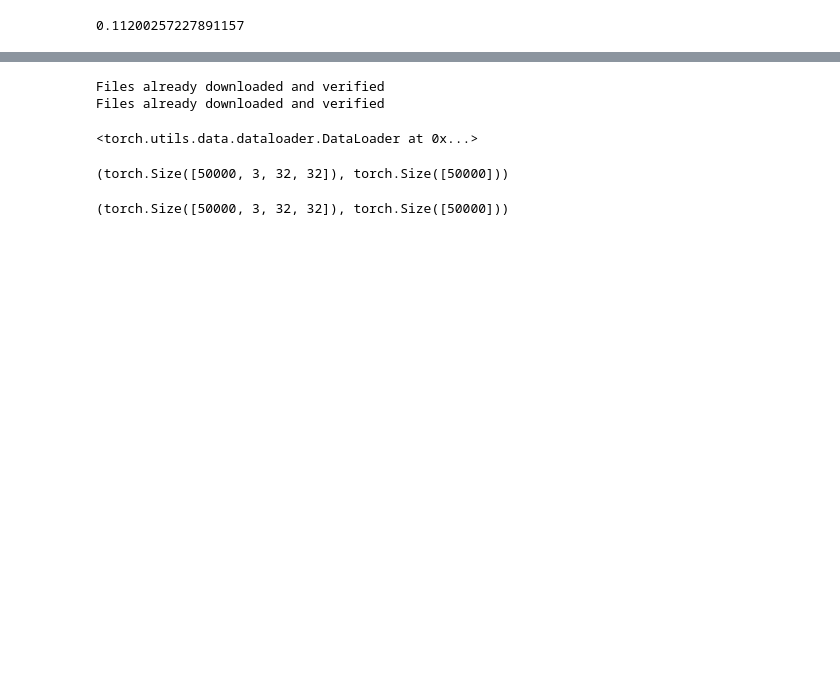
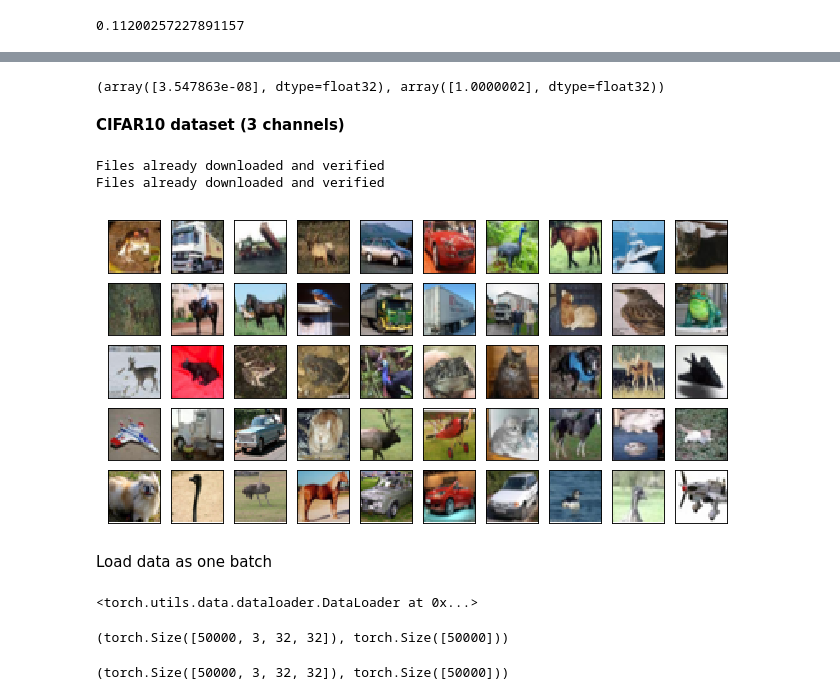
Before and after one commit to labdmitriy/otus_ml, a Jupyter notebook: Lesson_1/Homework/homework_transformer.ipynb, the cells around one changed output, grey strips where cells are left out. Drawn from its saved outputs; the diff is of its cells as text; code cells hidden in the pictures; blank space fills up the shorter version.

Commit message:
(Lesson 1) Transformer created

```diff
--- a/Lesson_1/Homework/homework_transformer.ipynb
+++ b/Lesson_1/Homework/homework_transformer.ipynb
@@ -85,9 +140,40 @@ samples_std
+# %%
+train_loader = DataLoader(train_data, batch_size=len(train_data), shuffle=True)
+all_data = next(iter(train_loader))
+all_samples_mean = np.mean(all_data[0].numpy(), axis=(0, 2, 3))
+all_samples_std = np.std(all_data[0].numpy(), axis=(0, 2, 3))
+all_samples_mean, all_samples_std
+# %% [output]
+(array([3.547863e-08], dtype=float32), array([1.0000002], dtype=float32))
+# %% [markdown]
+**CIFAR10 dataset (3 channels)**
+# %%
+def plot_cifar(images, shape):
+    fig = plt.figure(figsize=shape[::-1], dpi=80)
+    for j in range(1, len(images) + 1):
+        ax = fig.add_subplot(shape[0], shape[1], j)
+        image = np.transpose(images[j - 1], axes=(1, 2, 0))
+        plt.imshow(image)
+        plt.xticks(np.array([]))
+        plt.yticks(np.array([]))
+    plt.show()
+# %%
+cifar_transform = transforms.Compose([
+                      transforms.ToTensor()
+                  ])
 # %%
-train_data = datasets.CIFAR10(PATH/cifar_data, train=True, download=True, transform=mnist_transform)
-test_data = datasets.CIFAR10(PATH/cifar_data, train=False, download=True, transform=mnist_transform)
+train_data = datasets.CIFAR10(PATH/cifar_data, train=True, download=True, transform=cifar_transform)
+test_data = datasets.CIFAR10(PATH/cifar_data, train=False, download=True, transform=cifar_transform)
 # %% [output]
 Files already downloaded and verified
 Files already downloaded and verified
+# %%
+images = [train_data[i][0] for i in range(50)]
+plot_cifar(images, (5, 10))
+# %% [output]
+[figure, added]
+# %% [markdown]
+Load data as one batch
 # %%
 train_loader = DataLoader(train_data, batch_size=len(train_data), shuffle=True)
 train_loader
```
Also changed, not shown: parts of 37 cells of this notebook.
